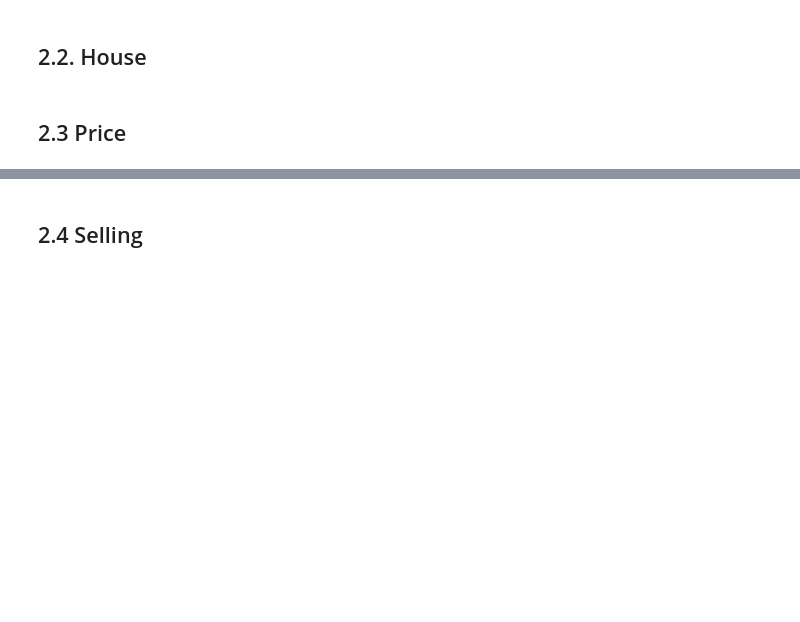
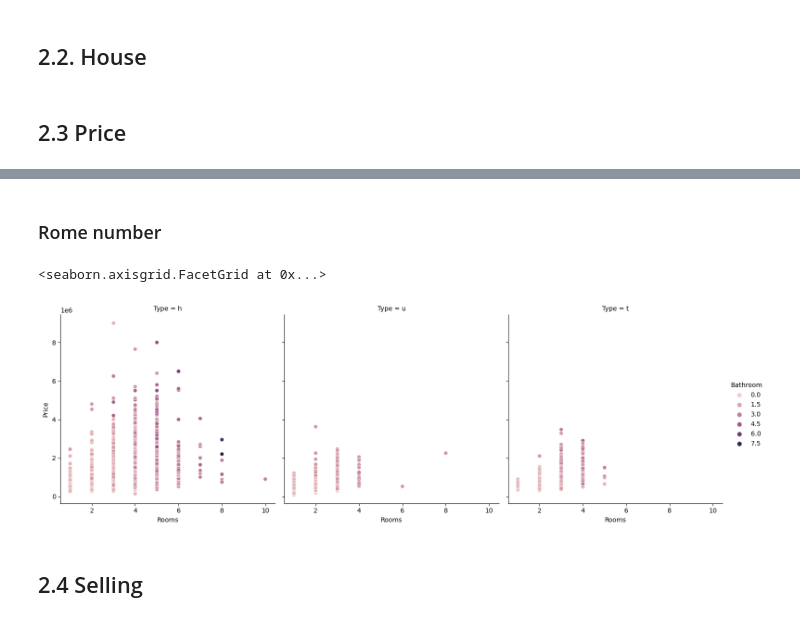
Before and after one commit to jingyun0312/Melbourne_house_1, a Jupyter notebook: mel_house.ipynb, the cells around one changed output, grey strips where cells are left out. Cells and saved outputs as stored; diff of their text form; code cells hidden in the pictures; blank space fills up the shorter version.

```diff
--- a/mel_house.ipynb
+++ b/mel_house.ipynb
@@ -377,3 +399,10 @@ gdf.plot(ax=mel.plot(figsize=(10, 6)), marker='o', color='red', markersize=1, vm
+# %% [markdown]
+### Rome number
+# %%
+sns.relplot(x='Rooms',y='Price',data=df_house,kind='scatter',hue='Bathroom', col='Type',legend=True)
+# %% [output]
+<seaborn.axisgrid.FacetGrid at 0x...>
+[figure, added]
 # %% [markdown]
 ## 2.4 Selling
 # %%
```
Also changed, not shown: parts of 10 cells of this notebook.
